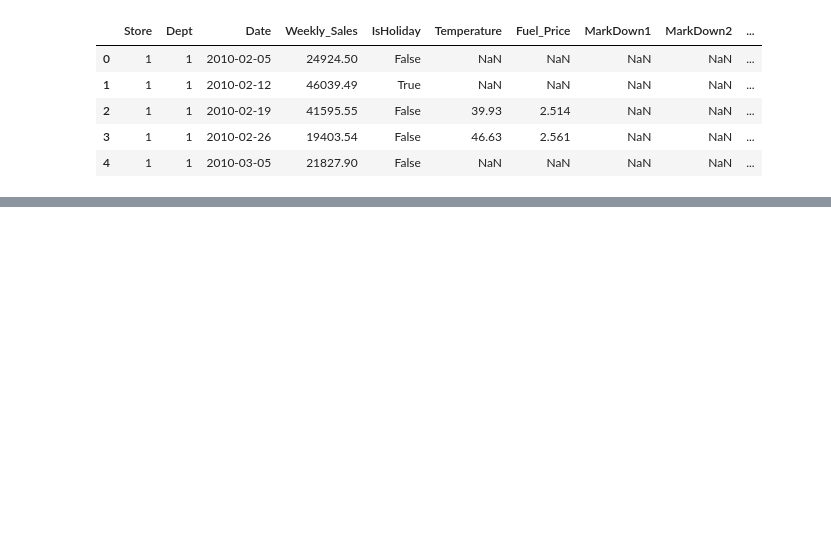
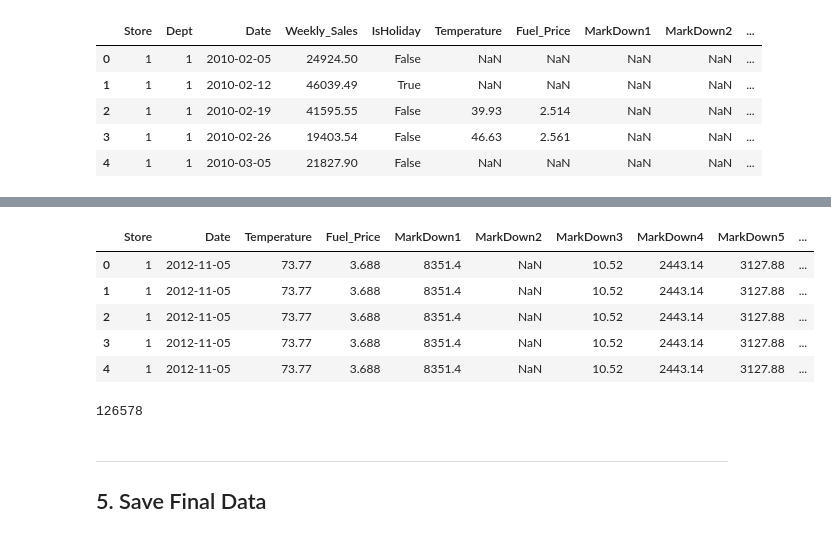
Before and after one commit to MoRaouf/Academic-Performance-Analysis, a Jupyter notebook: notebooks/01_EDA.ipynb, the cells around one changed output, grey strips where cells are left out. Drawn from its saved outputs; the diff is of its cells as text; code cells hidden in the pictures; blank space fills up the shorter version.

```diff
--- a/notebooks/01_EDA.ipynb
+++ b/notebooks/01_EDA.ipynb
@@ -384,0 +519,5 @@ merged_df.head()
+# %%
+#create department dataframe to merge with the new year dataframe
+dept_df = sales_df.drop(["Date", "Weekly_Sales", "IsHoliday"], axis=1)
+# %%
+dept_df = dept_df.drop_duplicates().reset_index(drop=True)
@@ -385 +540,20 @@ merged_df.head()
+# %%
+merged_df_new_year = pd.merge(features_df_new_year, dept_df, how="left", on=['Store'])
+merged_df_new_year = pd.merge(merged_df_new_year, stores_df, how='left', on=['Store'])
+# %%
+merged_df_new_year.head()
+# %% [output]
+|  | Store | Date | Temperature | Fuel_Price | MarkDown1 | MarkDown2 | MarkDown3 | MarkDown4 | MarkDown5 | ... |
+| 0 | 1 | 2012-11-05 | 73.77 | 3.688 | 8351.4 | NaN | 10.52 | 2443.14 | 3127.88 | ... |
+| 1 | 1 | 2012-11-05 | 73.77 | 3.688 | 8351.4 | NaN | 10.52 | 2443.14 | 3127.88 | ... |
+| 2 | 1 | 2012-11-05 | 73.77 | 3.688 | 8351.4 | NaN | 10.52 | 2443.14 | 3127.88 | ... |
+| 3 | 1 | 2012-11-05 | 73.77 | 3.688 | 8351.4 | NaN | 10.52 | 2443.14 | 3127.88 | ... |
+| 4 | 1 | 2012-11-05 | 73.77 | 3.688 | 8351.4 | NaN | 10.52 | 2443.14 | 3127.88 | ... |
+# %%
+len(merged_df_new_year)
+# %% [output]
+126578
+# %% [markdown]
+---
+## 5. Save Final Data
 # %%
```
Also changed, not shown: parts of 30 cells of this notebook, 3 other files.
